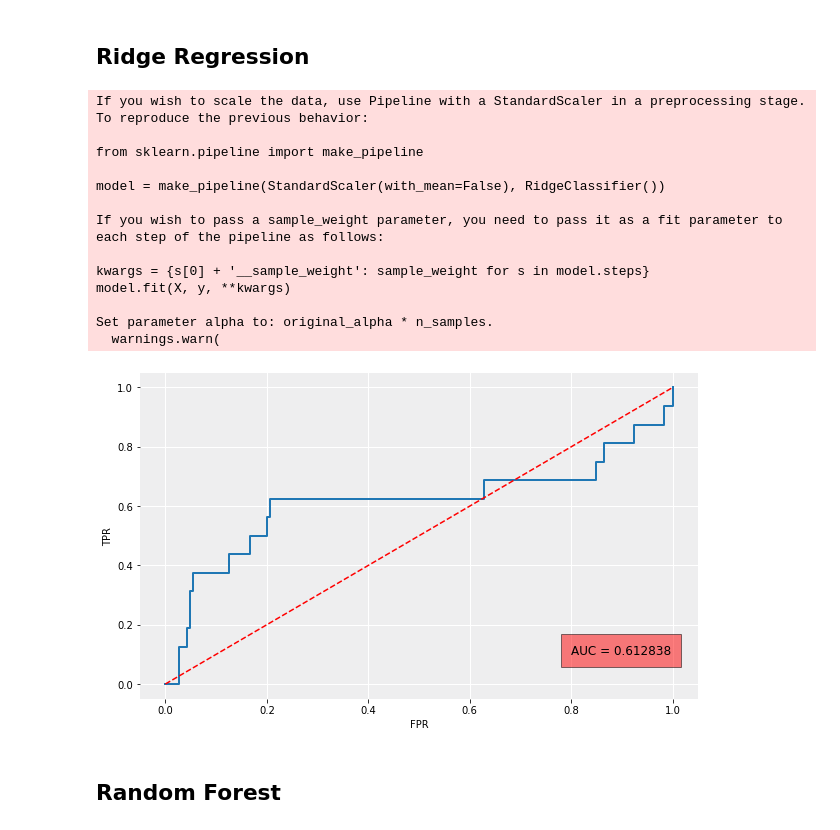
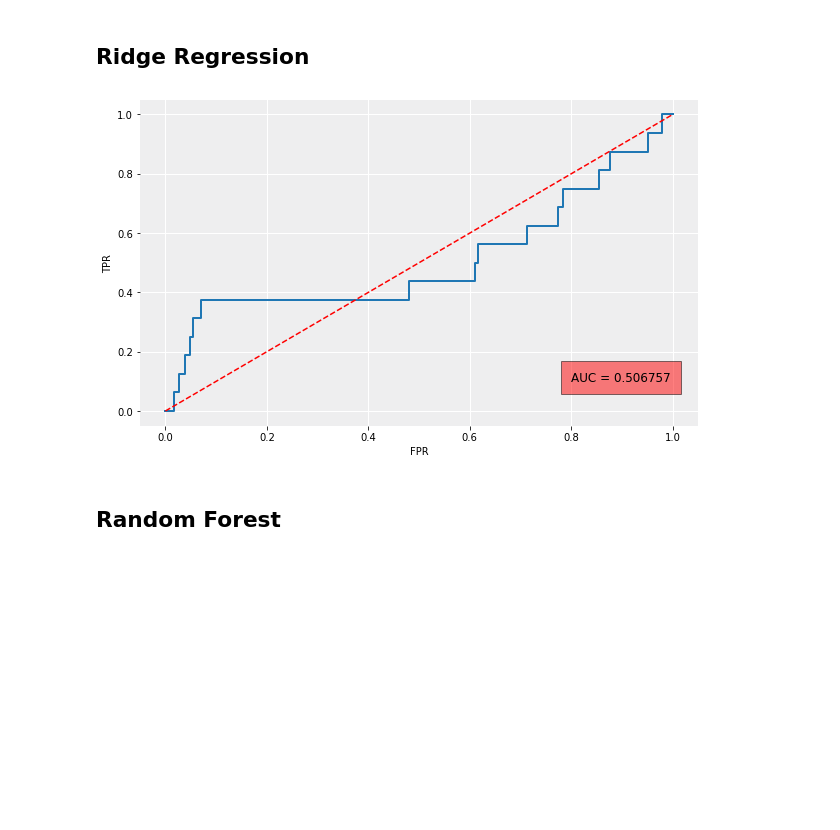
Before and after one commit to ajinkyaT/BTP_ML_in_Healthcare, a Jupyter notebook: cervical_cancer_risk_factors.ipynb, the cells around one changed output. Saved outputs shown, nothing was run; the diff lists cells and outputs as text; code cells hidden in the pictures; blank space fills up the shorter version.

```diff
--- a/cervical_cancer_risk_factors.ipynb
+++ b/cervical_cancer_risk_factors.ipynb
@@ -276,18 +276,18 @@ plt.show()
 ## Logistic Regression
 # %%
 col = 3
-logistic = LogisticRegression()
+logistic = LogisticRegression(solver = 'lbfgs', max_iter = 1000)
 logistic.fit(X_train, y_train[:,col])
 decs = logistic.decision_function(X_test)
 
 roc = roc_curve(y_test[:,col], decs)
 auc = roc_auc_score(y_test[:,col], decs)
-f,a = simple_ax(figsize=(10,6))
-plt.plot(roc[0], roc[1], linewidth=2)
-plt.plot([0, 1], [0, 1], color='r', linestyle='--')
+f,a = simple_ax(figsize = (10, 6))
+plt.plot(roc[0], roc[1], linewidth = 2)
+plt.plot([0, 1], [0, 1], color = 'r', linestyle = '--')
 plt.xlabel('FPR')
 plt.ylabel('TPR')
-a.text(0.8, 0.1, 'AUC = %f'%auc, fontsize=12, bbox={'facecolor':'red', 'alpha':0.5, 'pad':10})
+a.text(0.8, 0.1, 'AUC = %f'%auc, fontsize = 12, bbox = {'facecolor': 'red', 'alpha': 0.5, 'pad': 10})
 plt.savefig('plots/logistic_roc.png')
 plt.show()
 # %% [output]
@@ -302,35 +295,22 @@ Please also refer to the documentation for alternative solver options:
 # %% [markdown]
 ## Ridge Regression
 # %%
-ridge = RidgeClassifier(normalize=True)
+ridge = make_pipeline(StandardScaler(with_mean = False), RidgeClassifier())
 ridge.fit(X_train, y_train[:,col])
 decs = ridge.decision_function(X_test)
 
 roc = roc_curve(y_test[:,col], decs)
 auc = roc_auc_score(y_test[:,col], decs)
-f,a = simple_ax(figsize=(10,6))
-plt.plot(roc[0], roc[1], linewidth=2)
-plt.plot([0, 1], [0, 1], color='r', linestyle='--')
+f,a = simple_ax(figsize = (10, 6))
+plt.plot(roc[0], roc[1], linewidth = 2)
+plt.plot([0, 1], [0, 1], color = 'r', linestyle = '--')
 plt.xlabel('FPR')
 plt.ylabel('TPR')
-a.text(0.8, 0.1, 'AUC = %f'%auc, fontsize=12, bbox={'facecolor':'red', 'alpha':0.5, 'pad':10})
+a.text(0.8, 0.1, 'AUC = %f'%auc, fontsize = 12, bbox = {'facecolor': 'red', 'alpha': 0.5, 'pad': 10})
 plt.savefig('plots/ridge_roc.png')
 plt.show()
 # %% [output]
-If you wish to scale the data, use Pipeline with a StandardScaler in a preprocessing stage. To reproduce the previous behavior:
-
-from sklearn.pipeline import make_pipeline
-
-model = make_pipeline(StandardScaler(with_mean=False), RidgeClassifier())
-
-If you wish to pass a sample_weight parameter, you need to pass it as a fit parameter to each step of the pipeline as follows:
-
-kwargs = {s[0] + '__sample_weight': sample_weight for s in model.steps}
-model.fit(X, y, **kwargs)
-
-Set parameter alpha to: original_alpha * n_samples.
-  warnings.warn(
-[figure, old version]
+[figure, new version]
 # %% [markdown]
 ## Random Forest
 # %%
```
Also changed, not shown: parts of 19 cells of this notebook, 2 other files.
